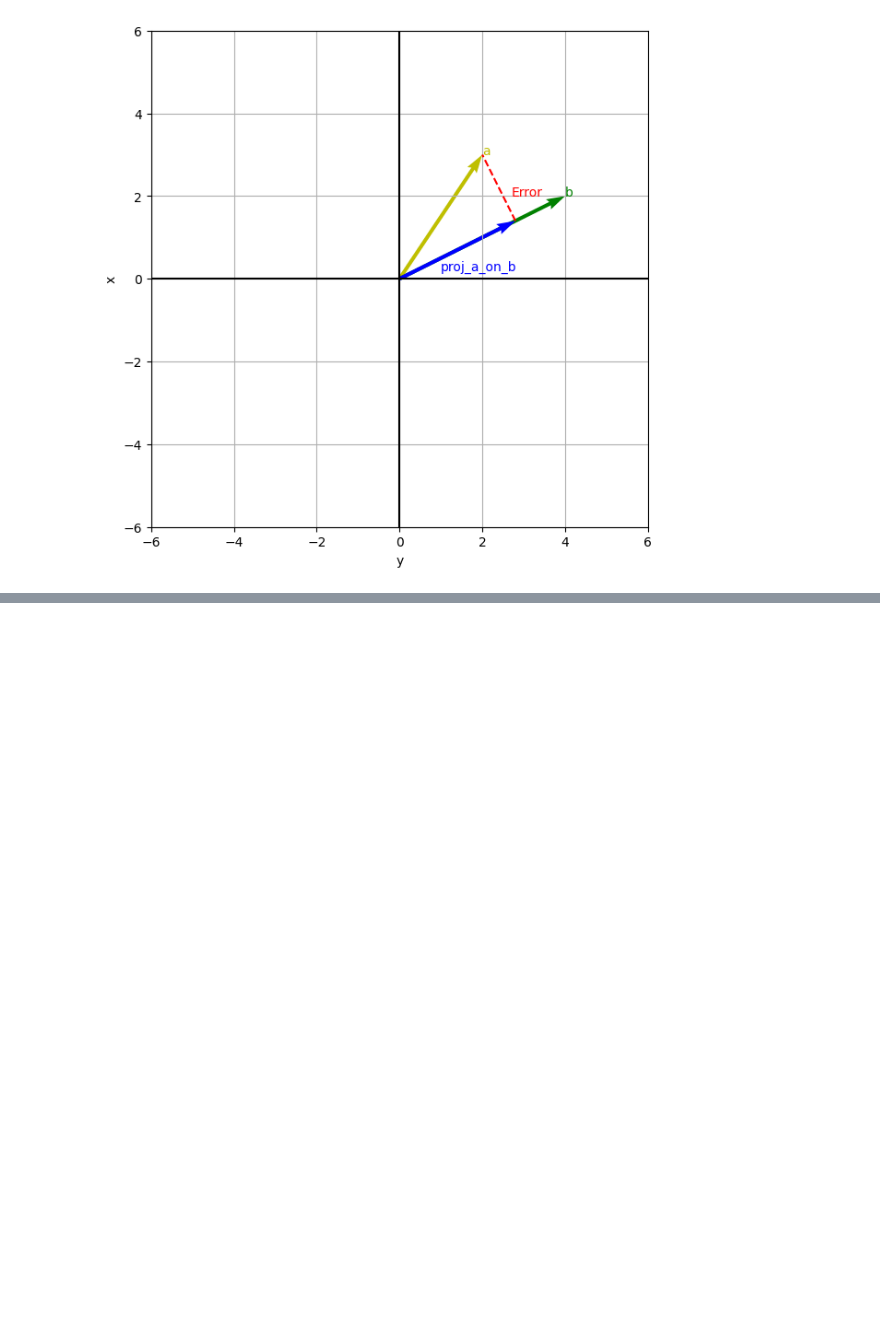
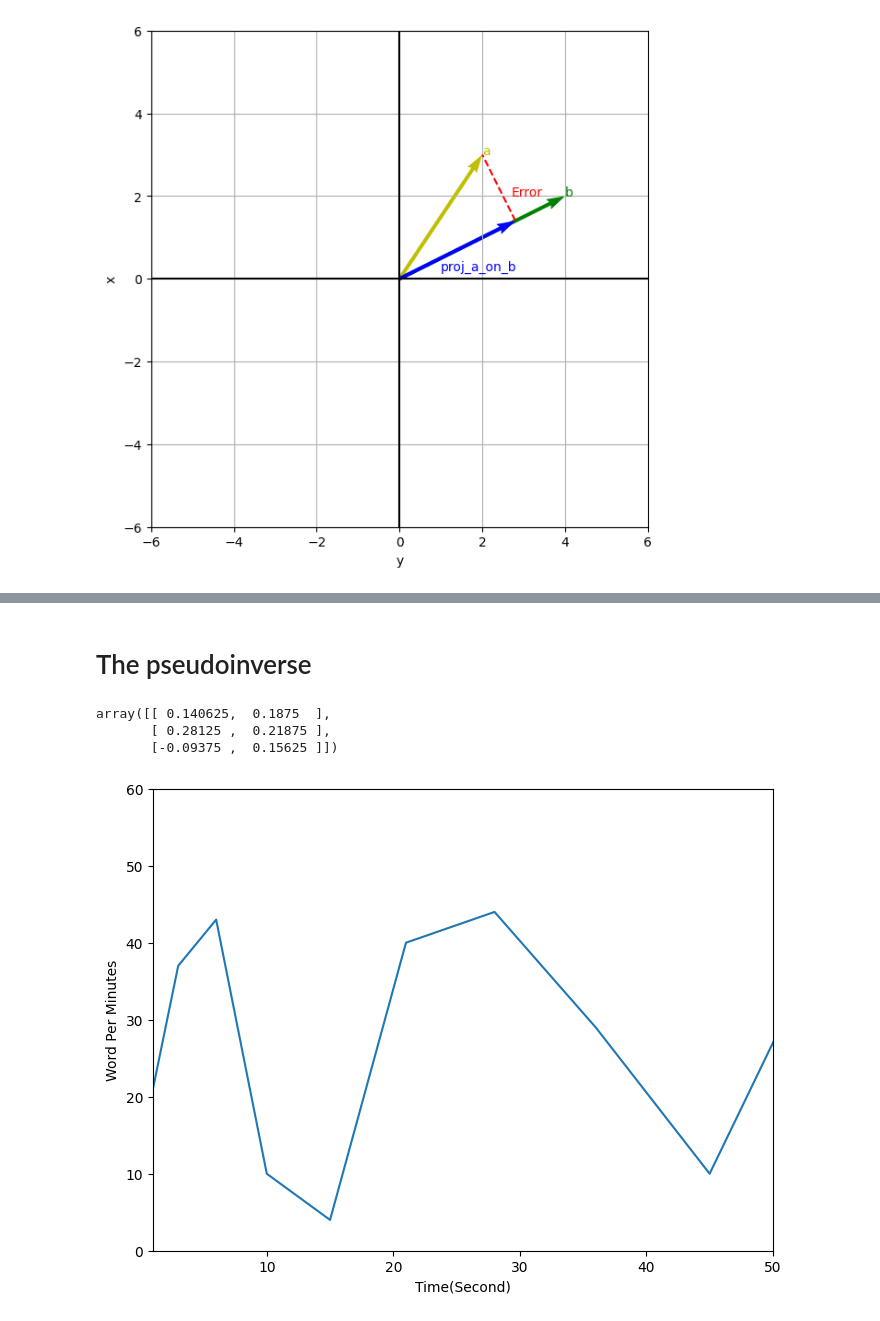
Before and after one commit to CoderAalok/Python_Libraries, a Jupyter notebook: Math for Machine Learning/projection_and_Least_square.ipynb, the cells around one changed output, grey strips where cells are left out. Saved outputs shown, nothing was run; the diff lists cells and outputs as text; code cells hidden in the pictures; blank space fills up the shorter version.

```diff
--- a/Math for Machine Learning/projection_and_Least_square.ipynb
+++ b/Math for Machine Learning/projection_and_Least_square.ipynb
@@ -52,0 +71,27 @@ plt.show()
+# %% [markdown]
+# The pseudoinverse
+# %%
+A = np.array([[2,3,1],[-4,5,7]])
+ATA = A.T @ A
+inv_ATA = np.linalg.inv(ATA)
+inv_ATA @ A.T
+# %% [output]
+array([[ 0.140625,  0.1875  ],
+       [ 0.28125 ,  0.21875 ],
+       [-0.09375 ,  0.15625 ]])
+# %%
+seconds = np.arange(1,21)
+wpm = np.random.randint(0,50, size=(20))
+seconds = np.cumsum(seconds)
+# %%
+fig, ax = plt.subplots(figsize=(8,6))
+ax.plot(seconds, wpm)
+
+ax.set_xlim(1,50)
+ax.set_ylim(0,60)
+ax.set_xlabel('Time(Second)')
+ax.set_ylabel('Word Per Minutes')
+
+plt.show()
+# %% [output]
+[figure, added]
```
Also changed, not shown: parts of 2 cells of this notebook.
